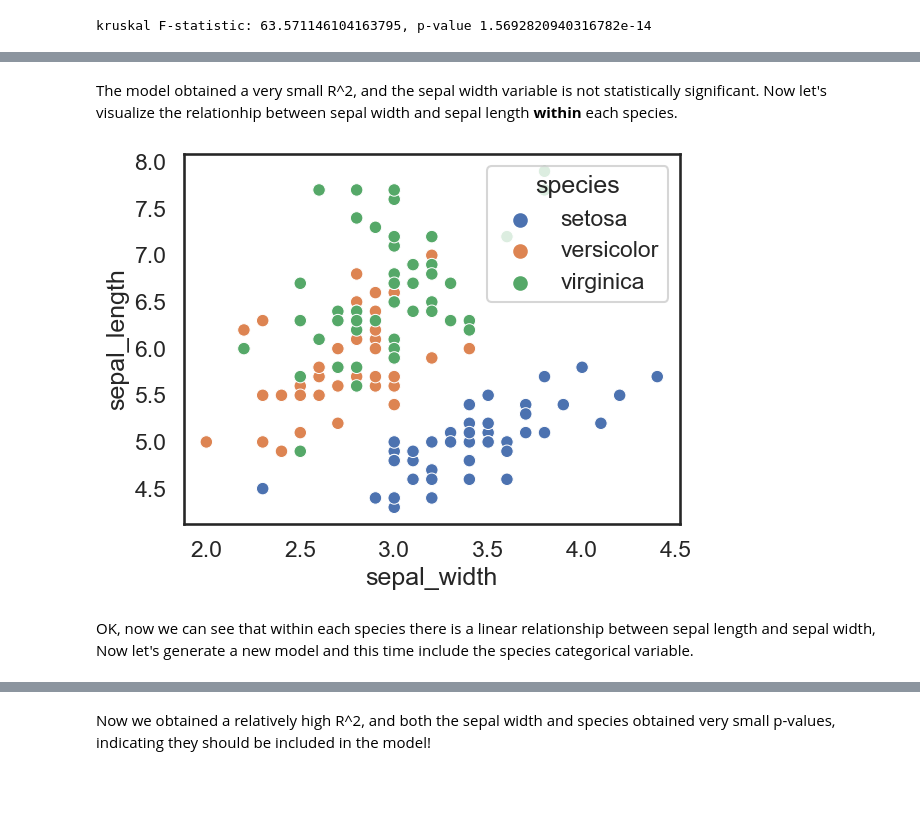
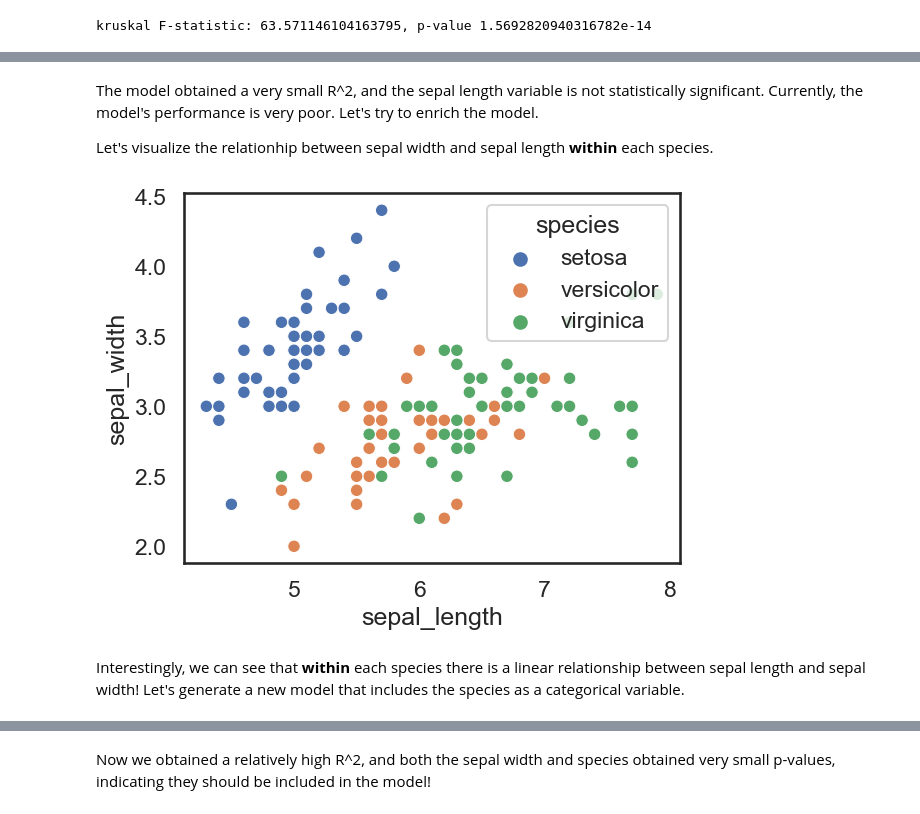
Before and after one commit to yoavram/PyDataSciBio, a Jupyter notebook: notebook_drafts/statistics_3.ipynb, the cells around one changed output, grey strips where cells are left out. Cells and saved outputs as stored; diff of their text form; code cells hidden in the pictures; blank space fills up the shorter version.

Commit message:
linear regression changes

```diff
--- a/notebook_drafts/statistics_3.ipynb
+++ b/notebook_drafts/statistics_3.ipynb
@@ -392,16 +452,18 @@ OLS Regression Results
 Notes:
 [1] Standard Errors assume that the covariance matrix of the errors is correctly specified.
 # %% [markdown]
-The model obtained a very small R^2, and the sepal width variable is not statistically significant.
-Now let's visualize the relationhip between sepal width and sepal length **within** each species.
+The model obtained a very small R^2, and the sepal length variable is not statistically significant. Currently, the model's performance is very poor. Let's try to enrich the model.
+
+Let's visualize the relationhip between sepal width and sepal length **within** each species.
 # %%
-sns.scatterplot(x="sepal_width",
-                    y="sepal_length",
+sns.scatterplot(x="sepal_length",
+                    y="sepal_width",
                     hue="species",
                     data=iris_data);
 # %% [output]
-[figure, old version]
+[figure, new version]
 # %% [markdown]
-OK, now we can see that within each species there is a linear relationship between sepal length and sepal width, Now let's generate a new model and this time include the species categorical variable.
+Interestingly, we can see that **within** each species there is a linear relationship between sepal length and sepal width!
+Let's generate a new model that includes the species as a categorical variable.
 # %%
 
```
Also changed, not shown: parts of 36 cells of this notebook, 1 other file.
